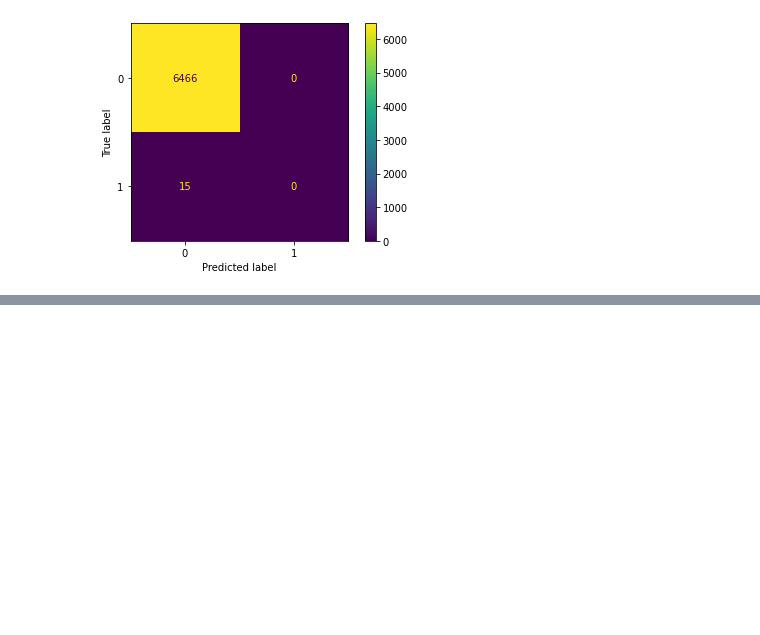
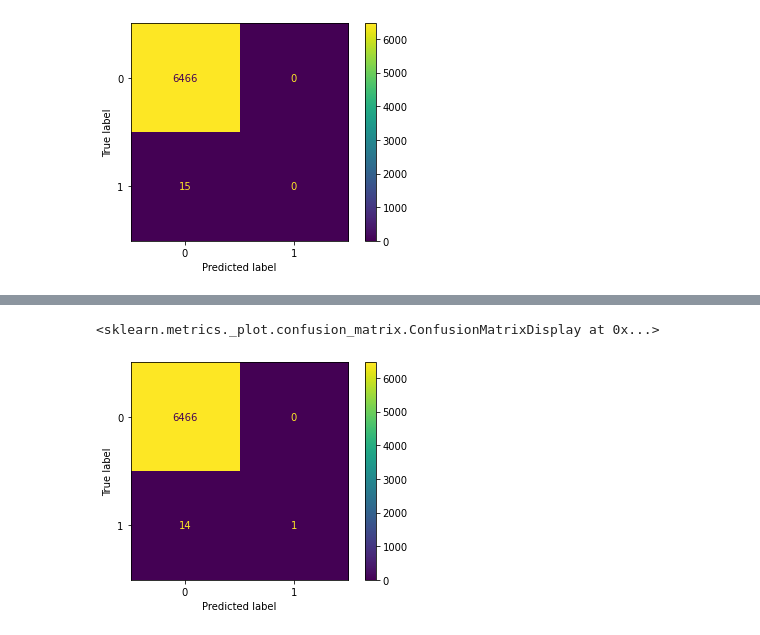
Before and after one commit to noahruiz416/Tempe_Traffic_Classification, a Jupyter notebook: Tempe_Traffic_Prototype_Feature_Engineering_Model_V1.ipynb, the cells around one changed output, grey strips where cells are left out. Cells and saved outputs as stored; diff of their text form; code cells hidden in the pictures; blank space fills up the shorter version.

```diff
--- a/Tempe_Traffic_Prototype_Feature_Engineering_Model_V1.ipynb
+++ b/Tempe_Traffic_Prototype_Feature_Engineering_Model_V1.ipynb
@@ -144,0 +268,32 @@ ConfusionMatrixDisplay.from_estimator(logit_lasso, x1_test, y1_test)
+# %%
+x1_train, x1_test, y1_train, y1_test = train_test_split(X, y, random_state=0, test_size = .20)
+
+cat_features_input = x1_train.select_dtypes(['object'])
+numerical_features_input = x1_train.select_dtypes(['int', 'float'])
+
+#encoding cat_features
+encdoer = CountEncoder(return_df = True)
+cat_features_input_encoded = encdoer.fit_transform(cat_features_input)
+
+#concat df back together
+x1_train = pd.concat([numerical_features_input, cat_features_input_encoded], axis =1)
+
+#processing test data
+cat_features_input_test = x1_test.select_dtypes(['object'])
+numerical_features_input_test = x1_test.select_dtypes(['int', 'float'])
+
+#encoding cat_features
+cat_features_input_encoded_test = encdoer.fit_transform(cat_features_input_test)
+
+#concat df back together
+x1_test = pd.concat([numerical_features_input_test, cat_features_input_encoded_test], axis =1)
+
+#training whole input vector to check predictions (will use later)
+cat_features_input_whole = X.select_dtypes(['object'])
+numerical_features_input_whole = X.select_dtypes(['int', 'float'])
+
+#encoding cat_features
+cat_features_input_encoded_whole = encdoer.fit_transform(cat_features_input_whole)
+
+#concat df back together
+X = pd.concat([numerical_features_input_whole, cat_features_input_encoded_whole], axis =1)
@@ -144,0 +304,6 @@ ConfusionMatrixDisplay.from_estimator(logit_lasso, x1_test, y1_test)
+# %%
+pipeline_randomforest= Pipeline([('rf_classifier',RandomForestClassifier())])
+pipeline_svc= Pipeline([('svm_classifier',SVC())])
+pipeline_logistic= Pipeline([('lr_classifier',LogisticRegression(random_state=0))])
+
+pipelines = [pipeline_randomforest, pipeline_svc, pipeline_logistic]
@@ -144,0 +325,5 @@ ConfusionMatrixDisplay.from_estimator(logit_lasso, x1_test, y1_test)
+# %%
+ConfusionMatrixDisplay.from_estimator(pipelines[0], x1_test, y1_test)
+# %% [output]
+<sklearn.metrics._plot.confusion_matrix.ConfusionMatrixDisplay at 0x...>
+[figure, added]
```
Also changed, not shown: parts of 63 cells of this notebook.
